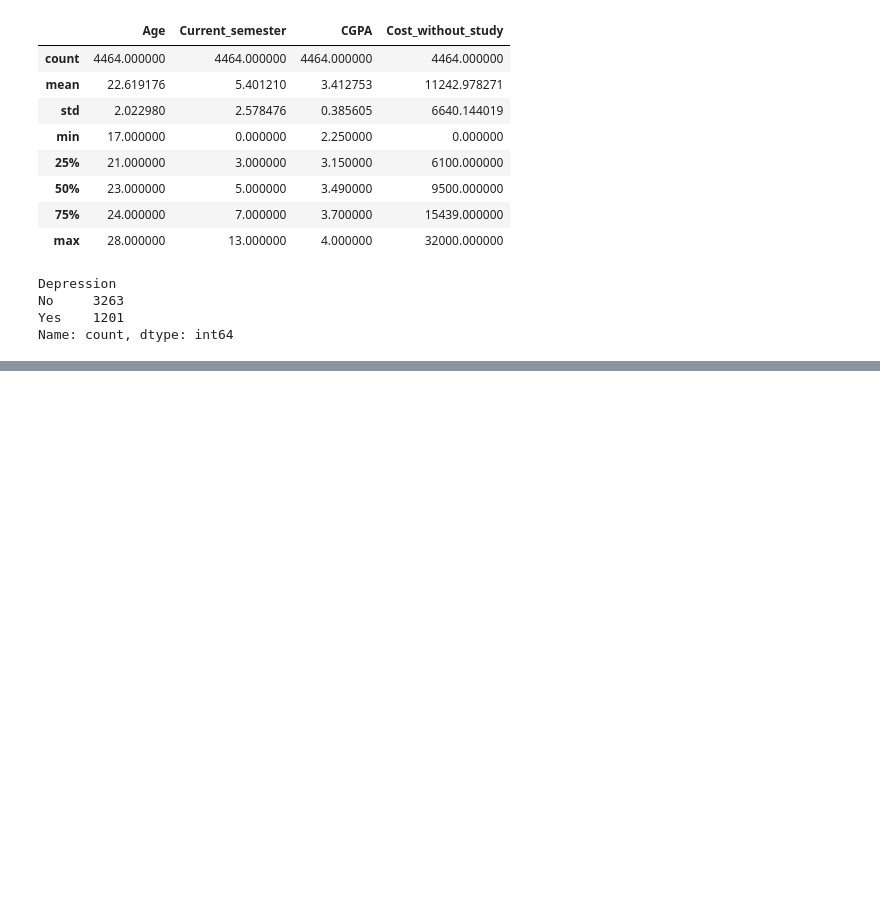
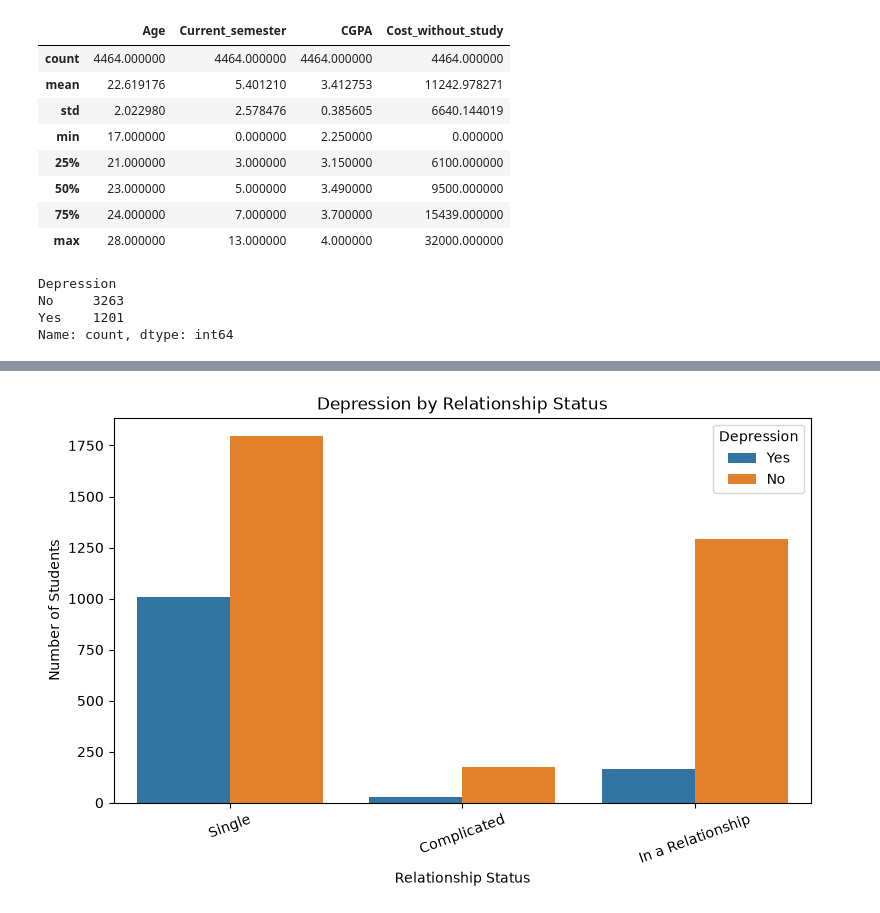
Before and after one commit to Zohra-tech/Student-Depression-Prediction, a Jupyter notebook: notebooks/Student_Depression_Analysis.ipynb, the cells around one changed output, grey strips where cells are left out. Cells and saved outputs as stored; diff of their text form; code cells hidden in the pictures; blank space fills up the shorter version.

```diff
--- a/notebooks/Student_Depression_Analysis.ipynb
+++ b/notebooks/Student_Depression_Analysis.ipynb
@@ -81,0 +116,13 @@ Name: count, dtype: int64
+# %%
+plt.figure(figsize=(9, 5))
+
+sns.countplot(data=df, x="Relationship_status", hue="Depression")
+
+plt.title("Depression by Relationship Status")
+plt.xlabel("Relationship Status")
+plt.ylabel("Number of Students")
+plt.xticks(rotation=20)
+
+plt.show()
+# %% [output]
+[figure, added]
```
Also changed, not shown: parts of 7 cells of this notebook.
